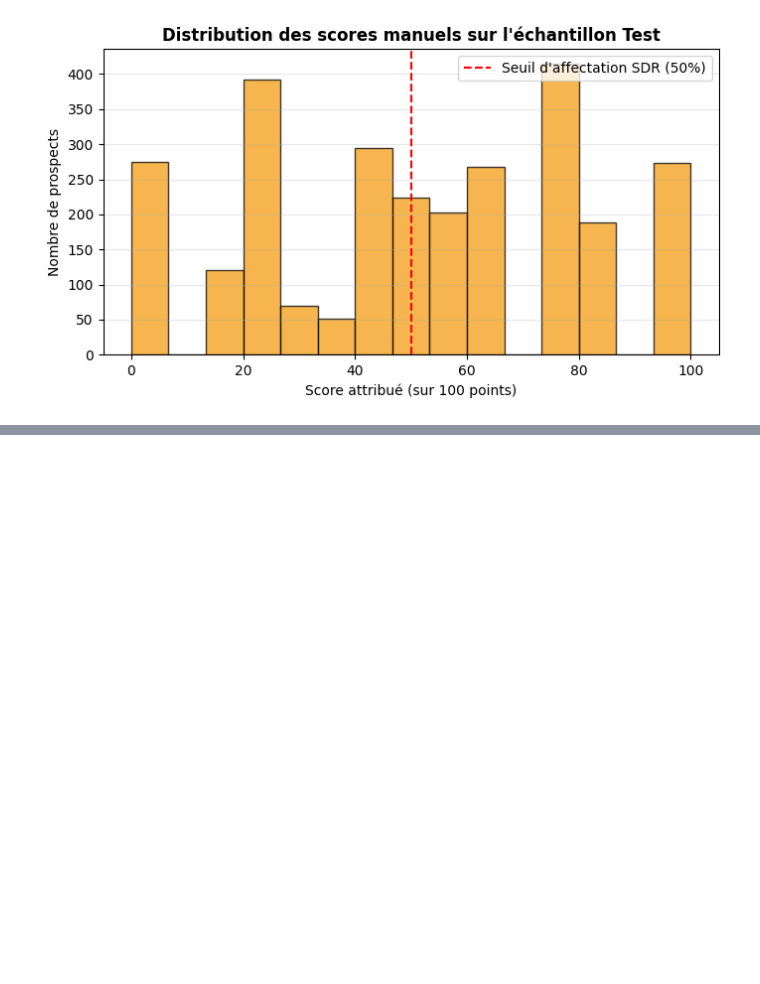
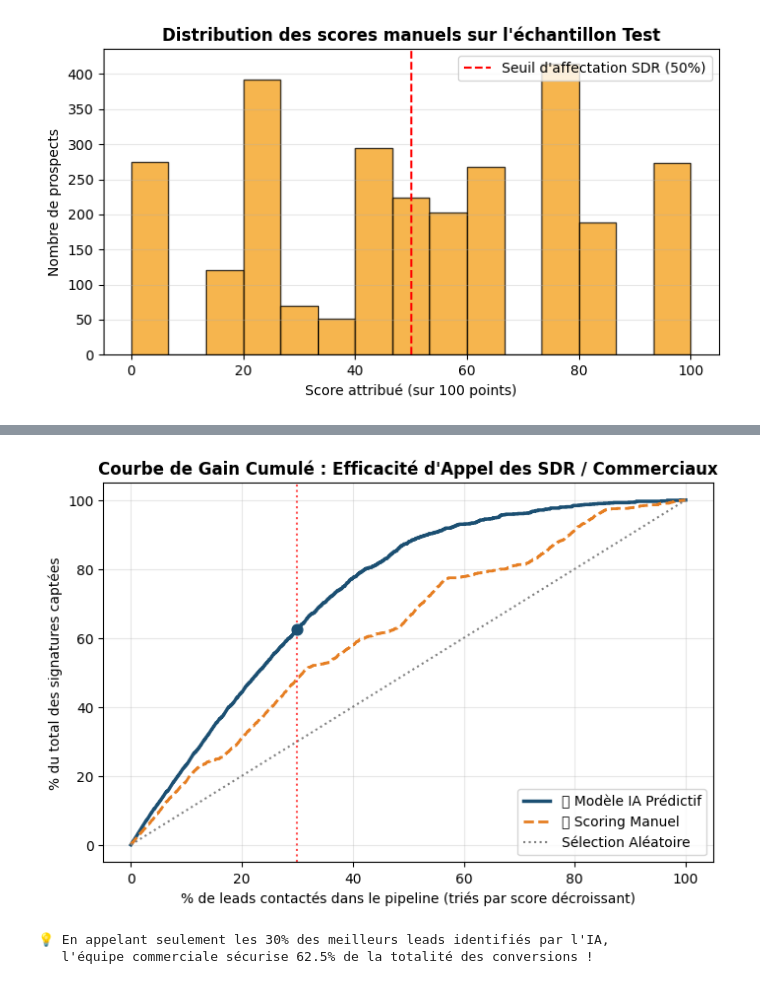
Before and after one commit to Ilyas-BELELYAZID/lead_scoring_crm, a Jupyter notebook: lead_scoring.ipynb, the cells around one changed output, grey strips where cells are left out. Saved outputs shown, nothing was run; the diff lists cells and outputs as text; code cells hidden in the pictures; blank space fills up the shorter version.

```diff
--- a/lead_scoring.ipynb
+++ b/lead_scoring.ipynb
@@ -367,0 +662,43 @@ plt.show()
+# %%
+import numpy as np
+
+def calculate_cumulative_gains(y_true, y_scores):
+    # Tri décroissant selon le score
+    sorted_indices = np.argsort(y_scores)[::-1]
+    y_true_sorted = np.array(y_true)[sorted_indices]
+
+    # Calcul des pourcentages cumulés
+    cum_conversions = np.cumsum(y_true_sorted)
+    total_conversions = np.sum(y_true_sorted)
+    gain = cum_conversions / total_conversions
+
+    percentages = np.linspace(0, 1, len(y_true) + 1)
+    gain = np.insert(gain, 0, 0)
+    return percentages * 100, gain * 100
+
+pcts, gain_ia = calculate_cumulative_gains(y_test, y_scores_ia)
+_, gain_man = calculate_cumulative_gains(y_test, y_scores_manual)
+
+plt.figure(figsize=(8, 5))
+plt.plot(pcts, gain_ia, label="🎯 Modèle IA Prédictif", color="#1b4f72", lw=2.5)
+plt.plot(pcts, gain_man, label="📝 Scoring Manuel", color="#e67e22", lw=2, linestyle="--")
+plt.plot([0, 100], [0, 100], color="grey", linestyle=":", label="Sélection Aléatoire")
+
+# Repère à 30% d'effort commercial
+idx_30 = int(len(pcts) * 0.3)
+plt.axvline(x=30, color="red", linestyle=":", alpha=0.7)
+plt.scatter([30], [gain_ia[idx_30]], color="#1b4f72", s=60, zorder=5)
+
+plt.title("Courbe de Gain Cumulé : Efficacité d'Appel des SDR / Commerciaux", fontsize=12, fontweight="bold")
+plt.xlabel("% de leads contactés dans le pipeline (triés par score décroissant)")
+plt.ylabel("% du total des signatures captées")
+plt.legend(loc="lower right")
+plt.grid(True, alpha=0.3)
+plt.show()
+
+print(f"💡 En appelant seulement les 30% des meilleurs leads identifiés par l'IA,")
+print(f"   l'équipe commerciale sécurise {gain_ia[idx_30]:.1f}% de la totalité des conversions !")
+# %% [output]
+[figure, added]
+💡 En appelant seulement les 30% des meilleurs leads identifiés par l'IA,
+   l'équipe commerciale sécurise 62.5% de la totalité des conversions !
```
Also changed, not shown: parts of 21 cells of this notebook, 1 other file.
